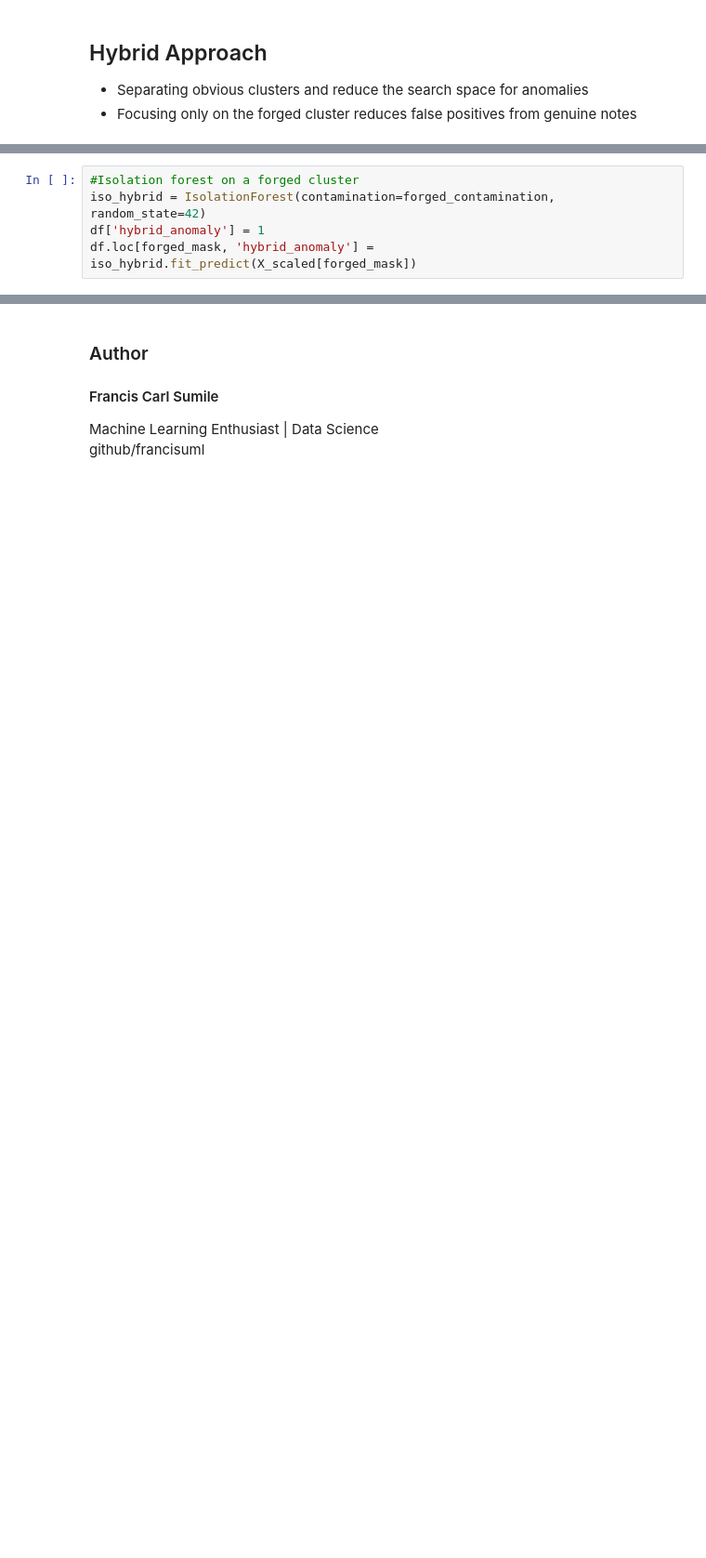
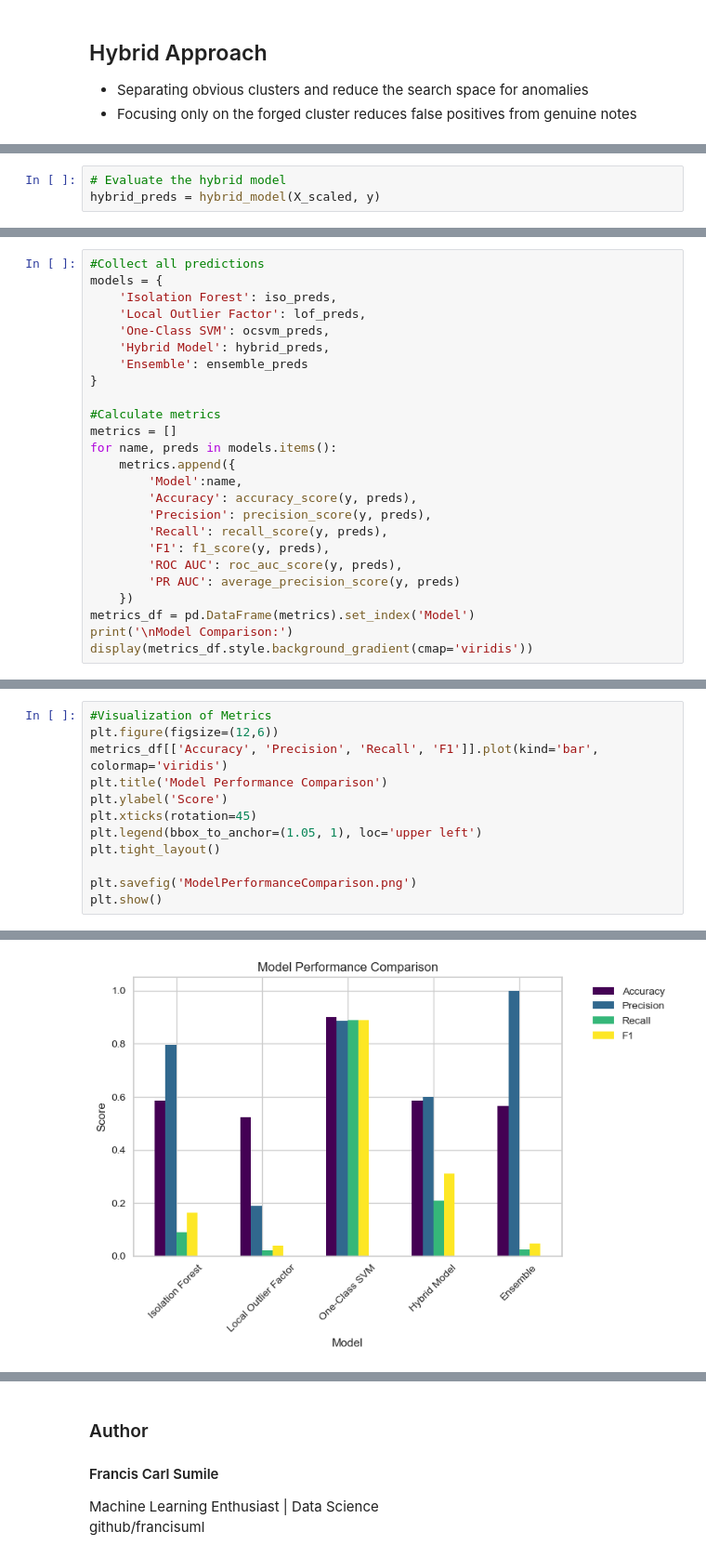
Before and after one commit to francisuml/BankNotes_AnomalyDetection, a Jupyter notebook: BankNotes_Anomaly_Detection.ipynb, the cells around one changed output, grey strips where cells are left out. Shown at 93% size. Cells and saved outputs as stored; diff of their text form; blank space fills up the shorter version.

```diff
--- a/BankNotes_Anomaly_Detection.ipynb
+++ b/BankNotes_Anomaly_Detection.ipynb
@@ -727,5 +799,0 @@ Adjusted Contamination: 30.00%
-# %%
-#Isolation forest on a forged cluster
-iso_hybrid = IsolationForest(contamination=forged_contamination, random_state=42)
-df['hybrid_anomaly'] = 1
-df.loc[forged_mask, 'hybrid_anomaly'] = iso_hybrid.fit_predict(X_scaled[forged_mask])
@@ -852,0 +822,3 @@ f1              0.664          0.664
+# %%
+# Evaluate the hybrid model
+hybrid_preds = hybrid_model(X_scaled, y)
@@ -852,0 +905,25 @@ f1              0.664          0.664
+# %%
+#Collect all predictions
+models = {
+    'Isolation Forest': iso_preds,
+    'Local Outlier Factor': lof_preds,
+    'One-Class SVM': ocsvm_preds,
+    'Hybrid Model': hybrid_preds,
+    'Ensemble': ensemble_preds
+}
+
+#Calculate metrics
+metrics = []
+for name, preds in models.items():
+    metrics.append({
+        'Model':name,
+        'Accuracy': accuracy_score(y, preds),
+        'Precision': precision_score(y, preds),
+        'Recall': recall_score(y, preds),
+        'F1': f1_score(y, preds),
+        'ROC AUC': roc_auc_score(y, preds),
+        'PR AUC': average_precision_score(y, preds)
+    })
+metrics_df = pd.DataFrame(metrics).set_index('Model')
+print('\nModel Comparison:')
+display(metrics_df.style.background_gradient(cmap='viridis'))
@@ -852,0 +939,13 @@ f1              0.664          0.664
+# %%
+#Visualization of Metrics
+plt.figure(figsize=(12,6))
+metrics_df[['Accuracy', 'Precision', 'Recall', 'F1']].plot(kind='bar', colormap='viridis')
+plt.title('Model Performance Comparison')
+plt.ylabel('Score')
+plt.xticks(rotation=45)
+plt.legend(bbox_to_anchor=(1.05, 1), loc='upper left')
+plt.tight_layout()
+
+plt.savefig('ModelPerformanceComparison.png')
+plt.show()
+# %% [output]
@@ -852,0 +953 @@ f1              0.664          0.664
+[figure, added]
```
Also changed, not shown: parts of 108 cells of this notebook.
